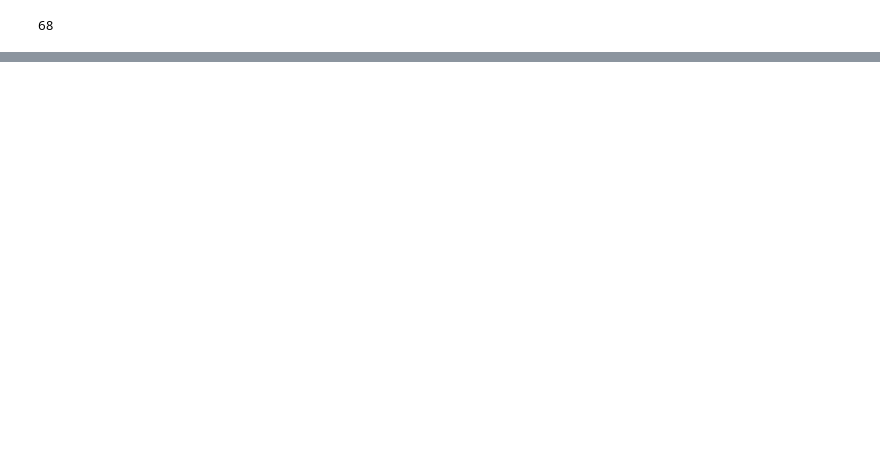
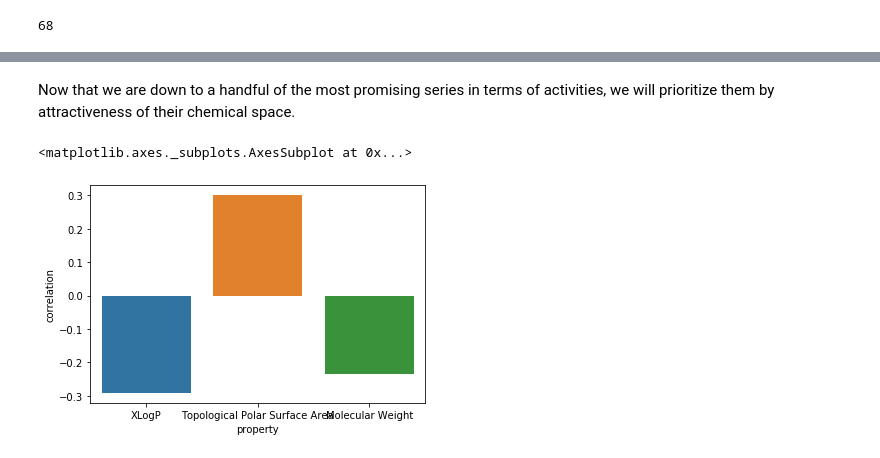
Before and after one commit to jsmith13/cluster-screening, a Jupyter notebook: clusters.ipynb, the cells around one changed output, grey strips where cells are left out. Cells and saved outputs as stored; diff of their text form; code cells hidden in the pictures; blank space fills up the shorter version.

```diff
--- a/clusters.ipynb
+++ b/clusters.ipynb
@@ -251,0 +249,21 @@ plt.show()
+# %% [markdown]
+Now that we are down to a handful of the most promising series in terms of activities, we will prioritize them by attractiveness of their chemical space.
+# %%
+## calculate correlations between several properties and tubercular activity to plot
+# subset out active compounds in top clusters
+top_actives = clustered_data[clustered_data["cluster"].isin(top_clusters)].query("pIC90 > 1")
+
+# calculate correlation between key molecular properties and activities
+top_actives_corr = top_actives[["cluster", "pIC90", "XLogP", "Topological Polar Surface Area", "Molecular Weight"]].groupby("cluster").corr()
+
+# convert into a dataframe of clusters, properties, and correlations
+top_actives_corr = pd.DataFrame(data = {"cluster": top_actives_corr["pIC90"].index.to_frame()["cluster"], "property": top_actives_corr["pIC90"].index.to_frame()[1],"correlation": top_actives_corr["pIC90"]})
+
+# remove pIC90/pIC90 correlations
+top_actives_corr = top_actives_corr.query("property != 'pIC90'")
+# %%
+cluster_data = top_actives_corr[top_actives_corr["cluster"] == top_clusters[1]]
+sns.barplot(x = "property", y = "correlation", data = cluster_data)
+# %% [output]
+<matplotlib.axes._subplots.AxesSubplot at 0x...>
+[figure, added]
```
Also changed, not shown: parts of 17 cells of this notebook.
